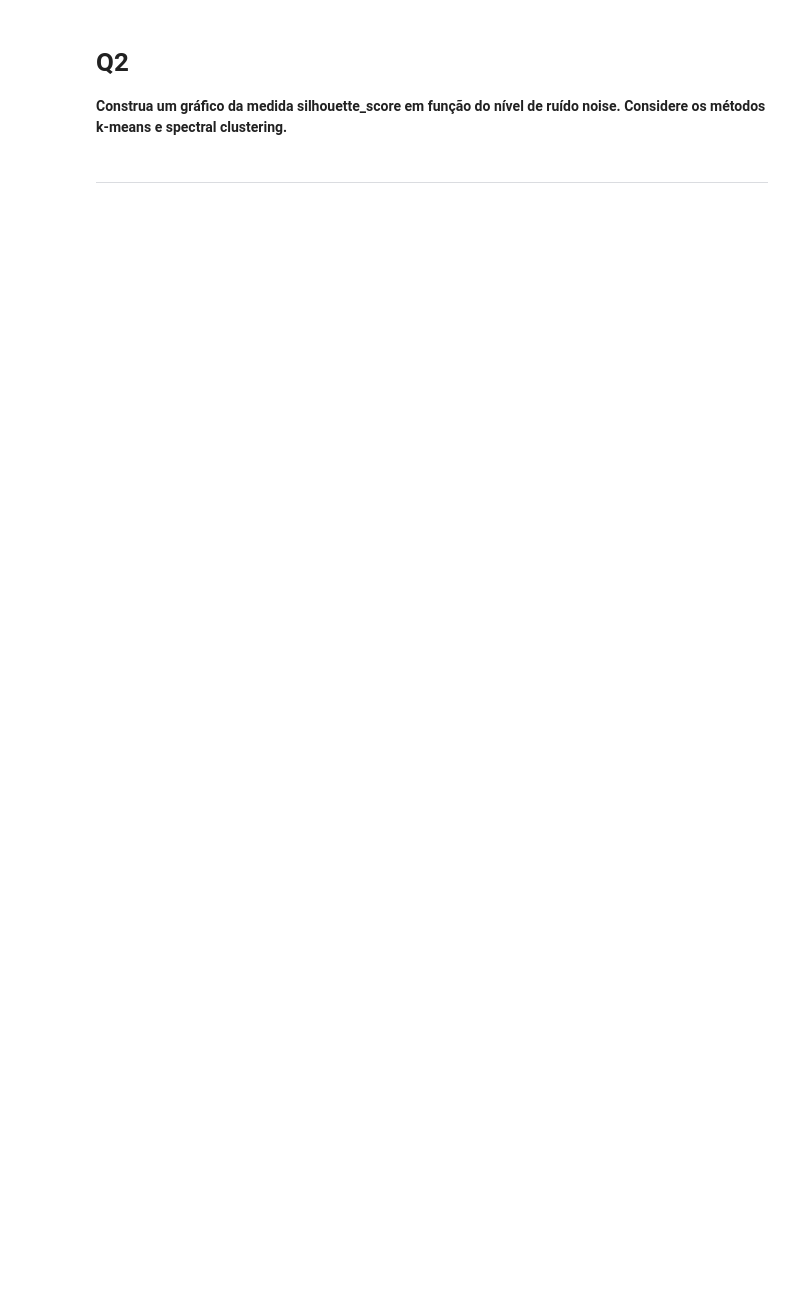
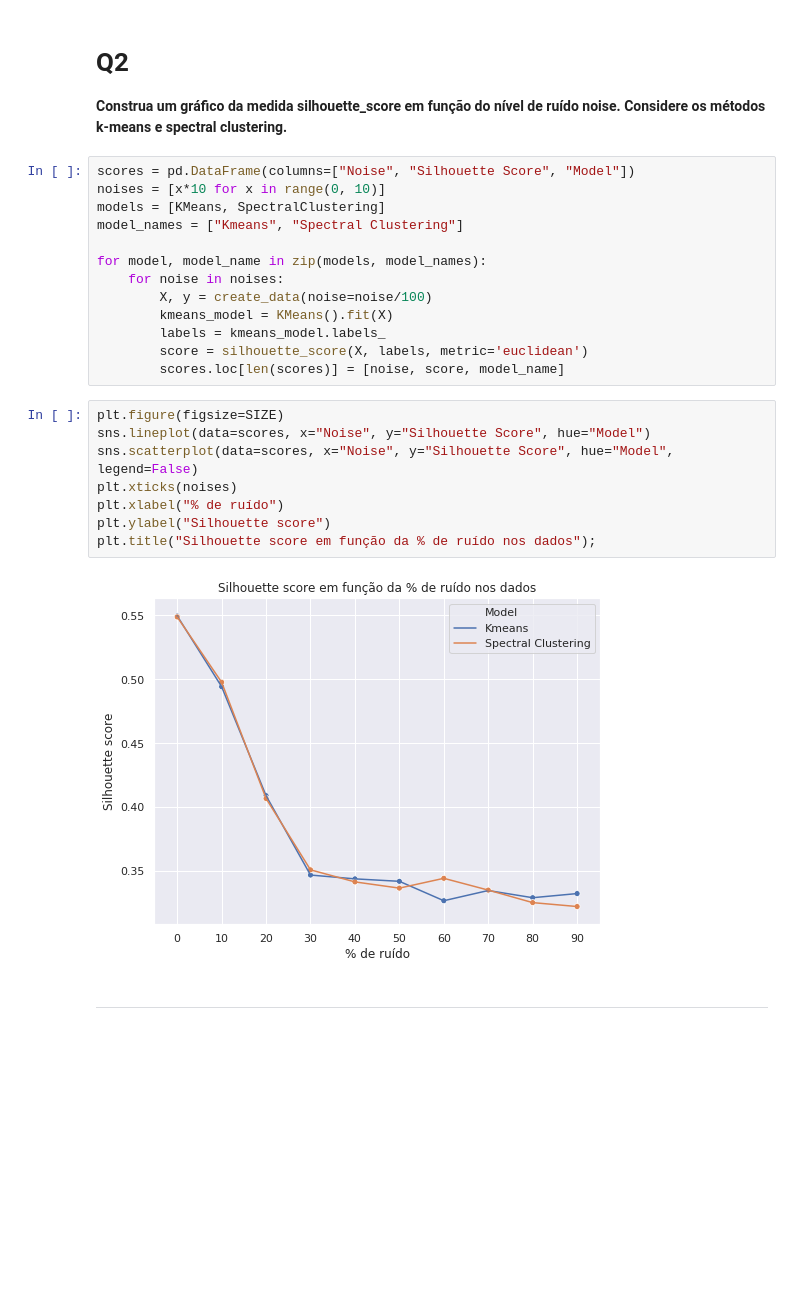
Before and after one commit to BrunoGomesCoelho/playing-pipeline, a Jupyter notebook: T4/Trabalho4.ipynb, the cells around one changed output. Saved outputs shown, nothing was run; the diff lists cells and outputs as text; blank space fills up the shorter version.

```diff
--- a/T4/Trabalho4.ipynb
+++ b/T4/Trabalho4.ipynb
@@ -110,6 +125,29 @@ df = create_data(noise=0.3, plot=True)
 # Q2
 
 **Construa um gráfico da medida silhouette_score em função do nível de ruído noise. Considere os métodos k-means e spectral clustering.**
+# %%
+scores = pd.DataFrame(columns=["Noise", "Silhouette Score", "Model"])
+noises = [x*10 for x in range(0, 10)]
+models = [KMeans, SpectralClustering]
+model_names = ["Kmeans", "Spectral Clustering"]
+
+for model, model_name in zip(models, model_names):
+    for noise in noises:
+        X, y = create_data(noise=noise/100)
+        kmeans_model = KMeans().fit(X)
+        labels = kmeans_model.labels_
+        score = silhouette_score(X, labels, metric='euclidean')
+        scores.loc[len(scores)] = [noise, score, model_name]
+# %%
+plt.figure(figsize=SIZE)
+sns.lineplot(data=scores, x="Noise", y="Silhouette Score", hue="Model")
+sns.scatterplot(data=scores, x="Noise", y="Silhouette Score", hue="Model", legend=False)
+plt.xticks(noises)
+plt.xlabel("% de ruído")
+plt.ylabel("Silhouette score")
+plt.title("Silhouette score em função da % de ruído nos dados");
+# %% [output]
+[figure, added]
 # %% [markdown]
 
 
```
Also changed, not shown: parts of 57 cells of this notebook.
